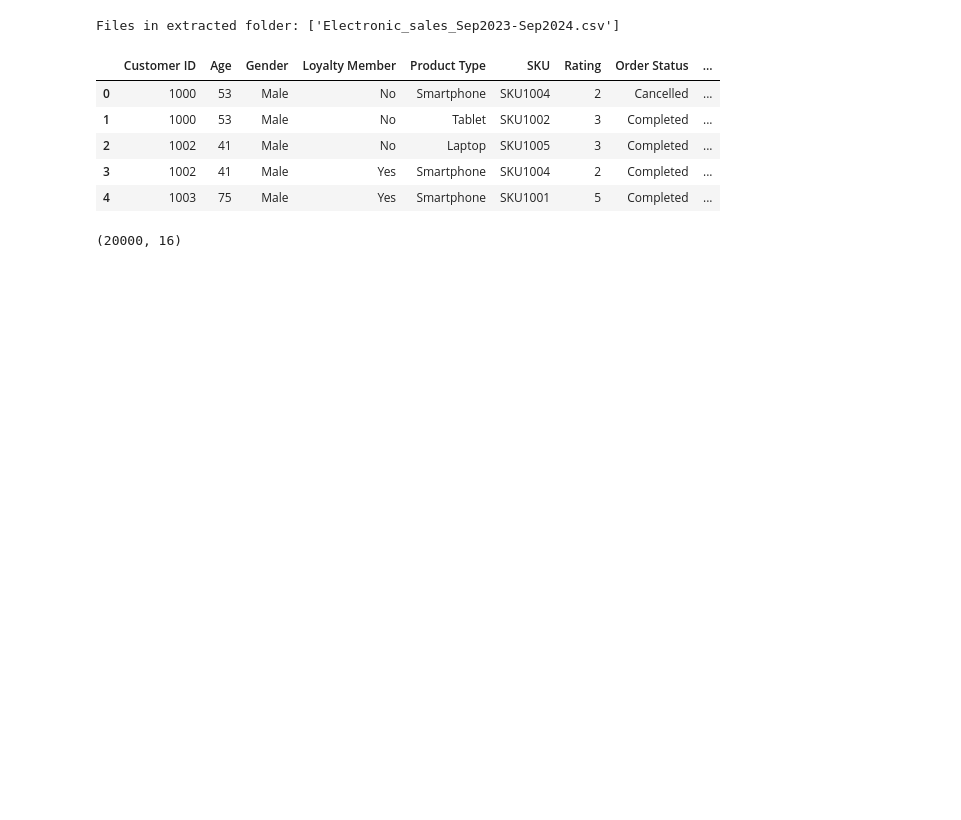
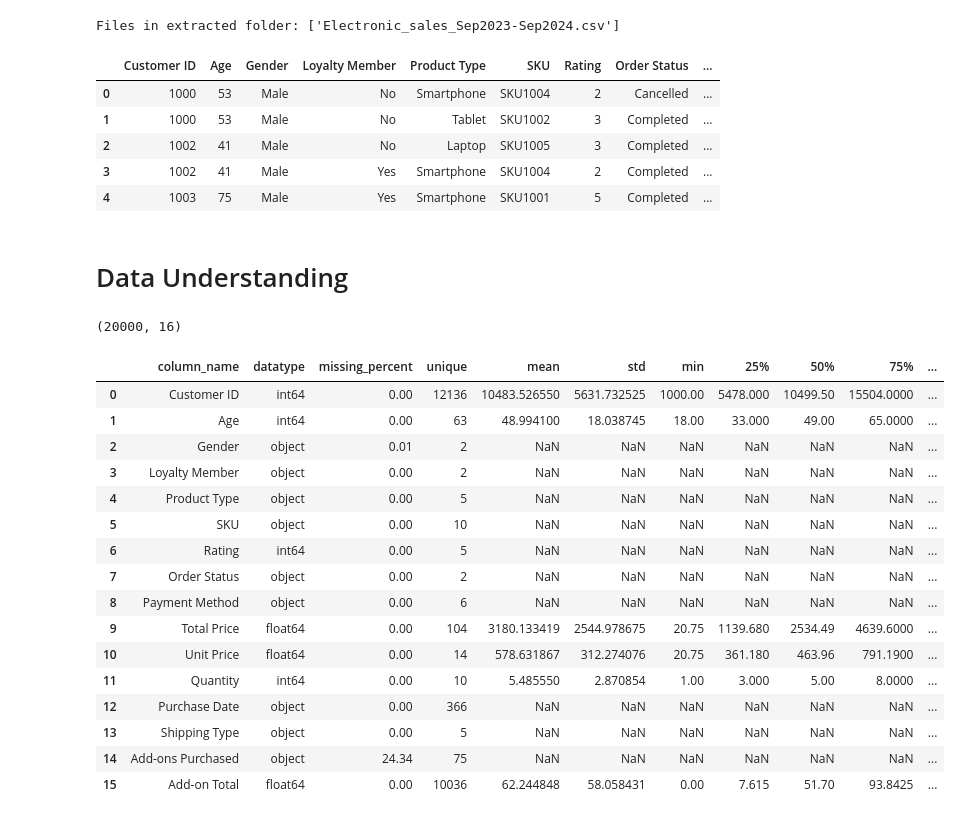
Before and after one commit to AllenWang99/data_cleaning_and_visualization, a Jupyter notebook: kaggle_project.ipynb, the cells around one changed output. Cells and saved outputs as stored; diff of their text form; code cells hidden in the pictures; blank space fills up the shorter version.

Commit message:
data cleaning

```diff
--- a/kaggle_project.ipynb
+++ b/kaggle_project.ipynb
@@ -1,3 +5,13 @@
+# %%
+import pandas as pd
+import numpy as np
+import math
+import matplotlib.pyplot as plt
+import os
+import functions as func
+
+pd.set_option('display.max_rows', None)
+pd.set_option('display.max_columns', None)
 # %%
 import kagglehub
 
@@ -29,7 +41,29 @@ df.head()
 | 2 | 1002 | 41 | Male | No | Laptop | SKU1005 | 3 | Completed | ... |
 | 3 | 1002 | 41 | Male | Yes | Smartphone | SKU1004 | 2 | Completed | ... |
 | 4 | 1003 | 75 | Male | Yes | Smartphone | SKU1001 | 5 | Completed | ... |
+# %% [markdown]
+# Data Understanding
 # %%
 df.shape
 # %% [output]
 (20000, 16)
+# %%
+func.metadata(df)
+# %% [output]
+|  | column_name | datatype | missing_percent | unique | mean | std | min | 25% | 50% | 75% | ... |
+| 0 | Customer ID | int64 | 0.00 | 12136 | 10483.526550 | 5631.732525 | 1000.00 | 5478.000 | 10499.50 | 15504.0000 | ... |
+| 1 | Age | int64 | 0.00 | 63 | 48.994100 | 18.038745 | 18.00 | 33.000 | 49.00 | 65.0000 | ... |
+| 2 | Gender | object | 0.01 | 2 | NaN | NaN | NaN | NaN | NaN | NaN | ... |
+| 3 | Loyalty Member | object | 0.00 | 2 | NaN | NaN | NaN | NaN | NaN | NaN | ... |
+| 4 | Product Type | object | 0.00 | 5 | NaN | NaN | NaN | NaN | NaN | NaN | ... |
+| 5 | SKU | object | 0.00 | 10 | NaN | NaN | NaN | NaN | NaN | NaN | ... |
+| 6 | Rating | int64 | 0.00 | 5 | NaN | NaN | NaN | NaN | NaN | NaN | ... |
+| 7 | Order Status | object | 0.00 | 2 | NaN | NaN | NaN | NaN | NaN | NaN | ... |
+| 8 | Payment Method | object | 0.00 | 6 | NaN | NaN | NaN | NaN | NaN | NaN | ... |
+| 9 | Total Price | float64 | 0.00 | 104 | 3180.133419 | 2544.978675 | 20.75 | 1139.680 | 2534.49 | 4639.6000 | ... |
+| 10 | Unit Price | float64 | 0.00 | 14 | 578.631867 | 312.274076 | 20.75 | 361.180 | 463.96 | 791.1900 | ... |
+| 11 | Quantity | int64 | 0.00 | 10 | 5.485550 | 2.870854 | 1.00 | 3.000 | 5.00 | 8.0000 | ... |
+| 12 | Purchase Date | object | 0.00 | 366 | NaN | NaN | NaN | NaN | NaN | NaN | ... |
+| 13 | Shipping Type | object | 0.00 | 5 | NaN | NaN | NaN | NaN | NaN | NaN | ... |
+| 14 | Add-ons Purchased | object | 24.34 | 75 | NaN | NaN | NaN | NaN | NaN | NaN | ... |
+| 15 | Add-on Total | float64 | 0.00 | 10036 | 62.244848 | 58.058431 | 0.00 | 7.615 | 51.70 | 93.8425 | ... |
```
Also changed, not shown: parts of 18 cells of this notebook, 2 other files.
